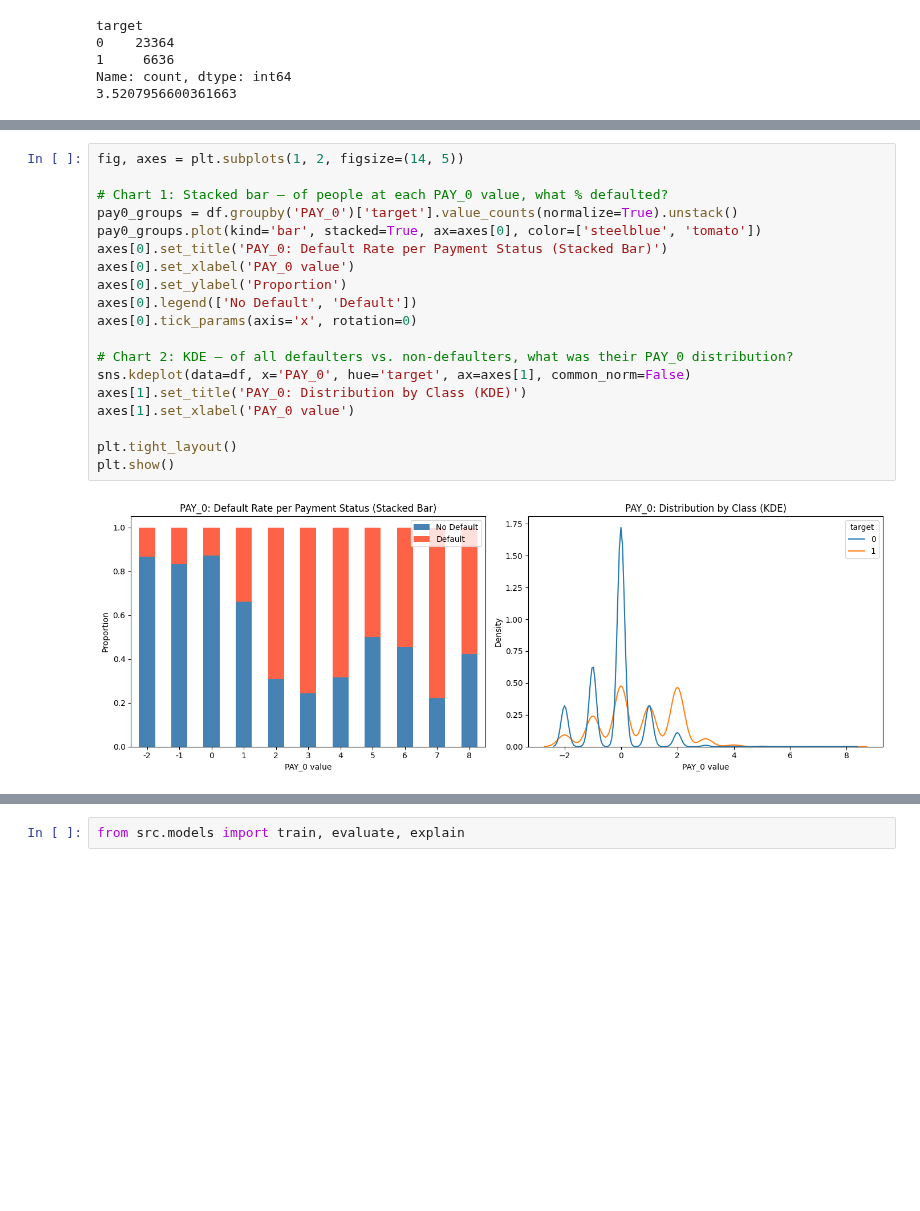
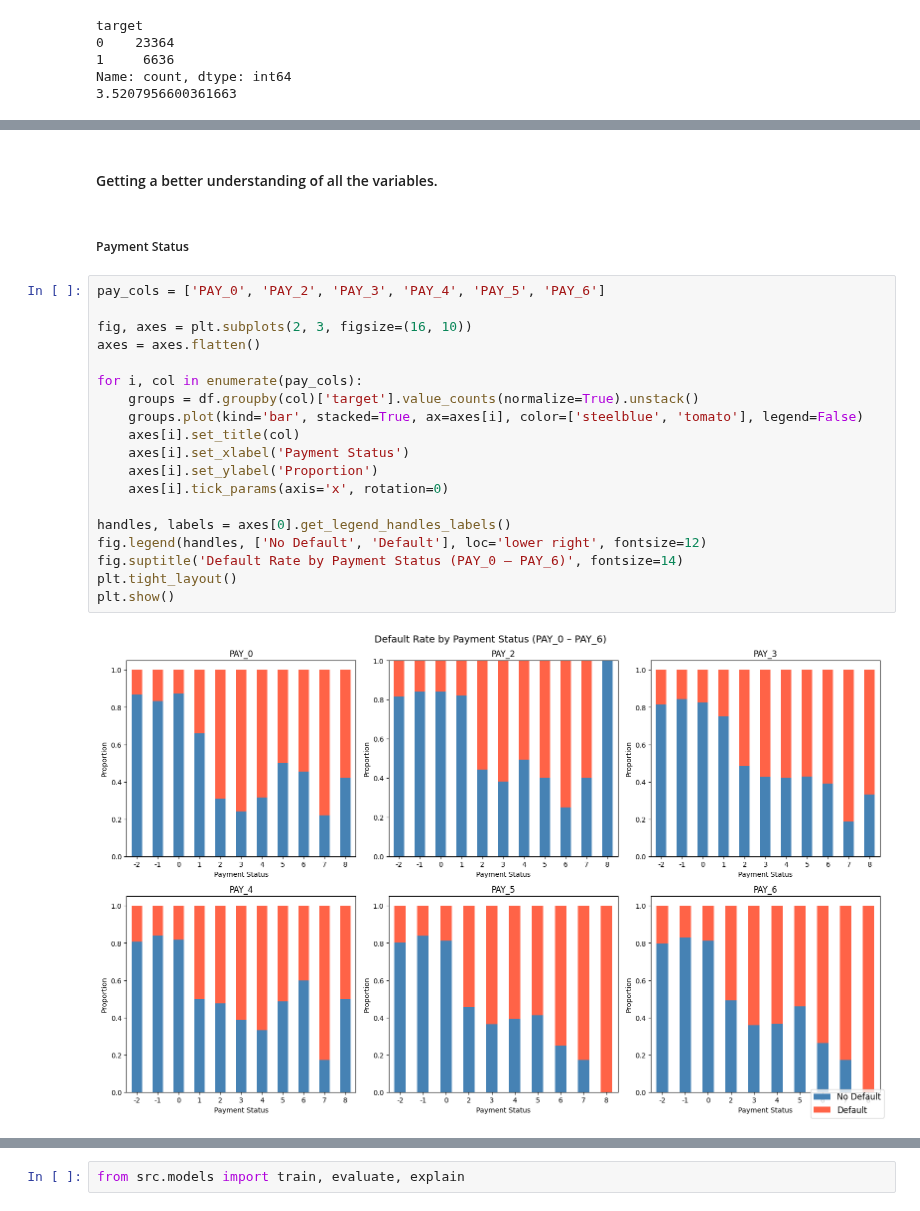
Before and after one commit to mychellehale/creditlens, a Jupyter notebook: notebooks/xgboost_uci_credit.ipynb, the cells around one changed output, grey strips where cells are left out. Cells and saved outputs as stored; diff of their text form; blank space fills up the shorter version.

```diff
--- a/notebooks/xgboost_uci_credit.ipynb
+++ b/notebooks/xgboost_uci_credit.ipynb
@@ -73,21 +83,25 @@ Name: count, dtype: int64
+# %% [markdown]
+#### Getting a better understanding of all the variables.
+# %% [markdown]
+##### Payment Status
 # %%
-fig, axes = plt.subplots(1, 2, figsize=(14, 5))
+pay_cols = ['PAY_0', 'PAY_2', 'PAY_3', 'PAY_4', 'PAY_5', 'PAY_6']
 
-# Chart 1: Stacked bar — of people at each PAY_0 value, what % defaulted?
-pay0_groups = df.groupby('PAY_0')['target'].value_counts(normalize=True).unstack()
-pay0_groups.plot(kind='bar', stacked=True, ax=axes[0], color=['steelblue', 'tomato'])
-axes[0].set_title('PAY_0: Default Rate per Payment Status (Stacked Bar)')
-axes[0].set_xlabel('PAY_0 value')
-axes[0].set_ylabel('Proportion')
-axes[0].legend(['No Default', 'Default'])
-axes[0].tick_params(axis='x', rotation=0)
+fig, axes = plt.subplots(2, 3, figsize=(16, 10))
+axes = axes.flatten()
 
-# Chart 2: KDE — of all defaulters vs. non-defaulters, what was their PAY_0 distribution?
-sns.kdeplot(data=df, x='PAY_0', hue='target', ax=axes[1], common_norm=False)
-axes[1].set_title('PAY_0: Distribution by Class (KDE)')
-axes[1].set_xlabel('PAY_0 value')
+for i, col in enumerate(pay_cols):
+    groups = df.groupby(col)['target'].value_counts(normalize=True).unstack()
+    groups.plot(kind='bar', stacked=True, ax=axes[i], color=['steelblue', 'tomato'], legend=False)
+    axes[i].set_title(col)
+    axes[i].set_xlabel('Payment Status')
+    axes[i].set_ylabel('Proportion')
+    axes[i].tick_params(axis='x', rotation=0)
 
+handles, labels = axes[0].get_legend_handles_labels()
+fig.legend(handles, ['No Default', 'Default'], loc='lower right', fontsize=12)
+fig.suptitle('Default Rate by Payment Status (PAY_0 – PAY_6)', fontsize=14)
 plt.tight_layout()
 plt.show()
 # %% [output]
-[figure, old version]
+[figure, new version]
```
Also changed, not shown: parts of 33 cells of this notebook, 12 other files.
